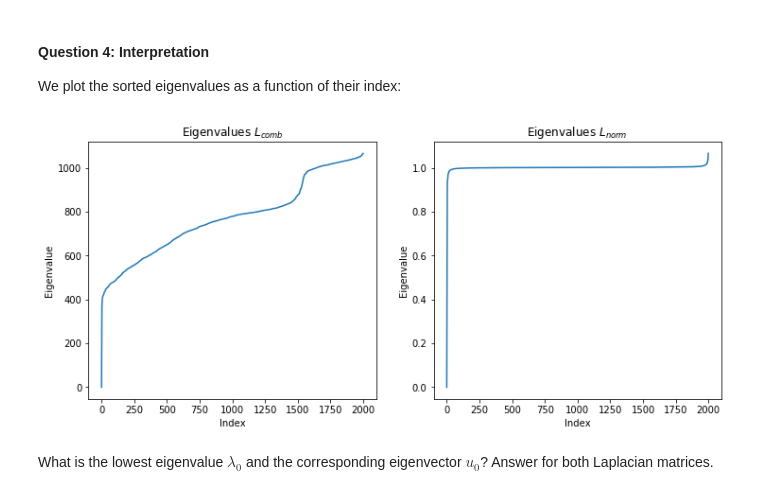
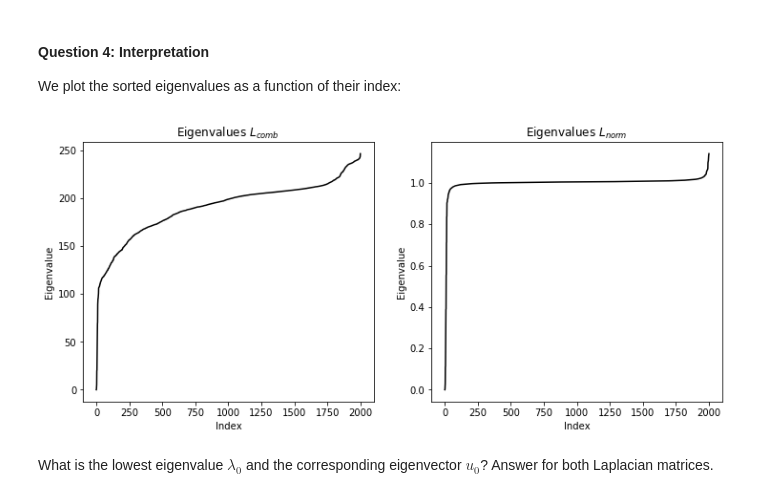
Before and after one commit to antoine-spahr/NTDS, a Jupyter notebook: Assignments/2_learning_with_graphs.ipynb, the cells around one changed output. Saved outputs shown, nothing was run; the diff lists cells and outputs as text; code cells hidden in the pictures.

```diff
--- a/Assignments/2_learning_with_graphs.ipynb
+++ b/Assignments/2_learning_with_graphs.ipynb
@@ -82,7 +84,7 @@ def epsilon_similarity_graph(X: np.ndarray, sigma=1, epsilon=0):
 
     return A
 # %%
-adjacency = epsilon_similarity_graph(X, sigma=1.5, epsilon=0.5)
+adjacency = epsilon_similarity_graph(X, sigma=1, epsilon=0.6)
 fig, ax = plt.subplots(1,1,figsize=(8,8))
 ax.spy(adjacency)
 ax.set_title('Adjency matrix of the two moons')
@@ -149,18 +151,18 @@ We plot the sorted eigenvalues as a function of their index:
 # %%
 plt.figure(figsize=(12,5))
 plt.subplot(121)
-plt.plot(lamb_comb)
+plt.plot(lamb_comb, color='black')
 plt.xlabel('Index')
 plt.ylabel('Eigenvalue')
 plt.title('Eigenvalues $L_{comb}$')
 plt.subplot(122)
-plt.plot(lamb_norm)
+plt.plot(lamb_norm, color='black')
 plt.xlabel('Index')
 plt.ylabel('Eigenvalue')
 plt.title('Eigenvalues $L_{norm}$')
 plt.show()
 # %% [output]
-[figure, old version]
+[figure, new version]
 # %% [markdown]
 What is the lowest eigenvalue $\lambda_0$ and the corresponding eigenvector $u_0$? Answer for both Laplacian matrices.
 # %% [markdown]
```
Also changed, not shown: parts of 19 cells of this notebook, 1 other file.
